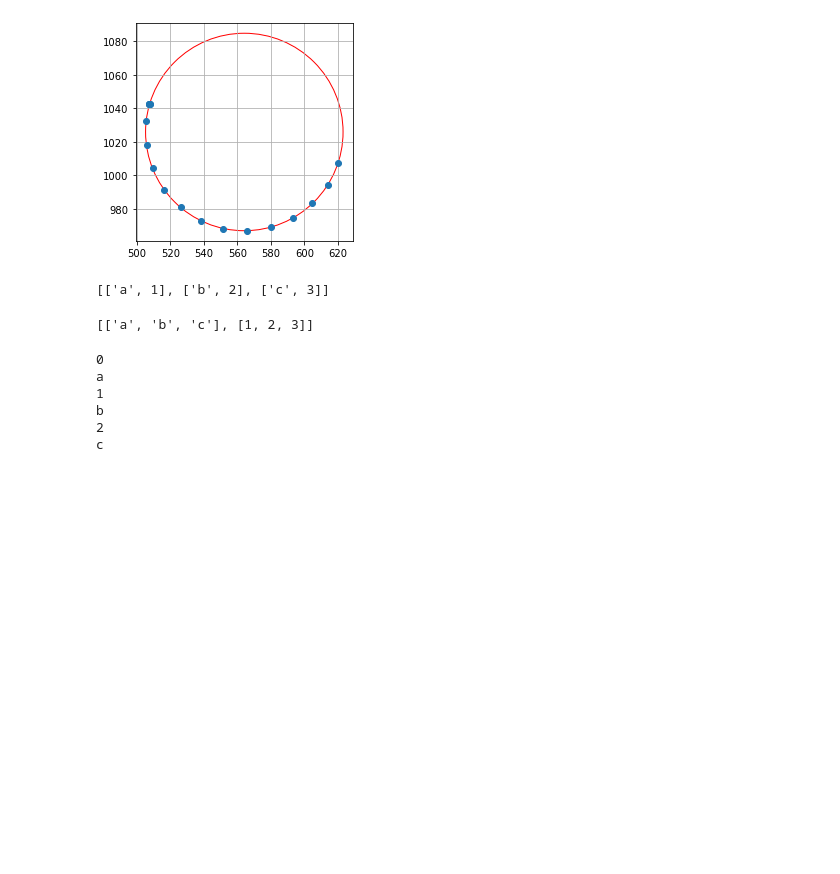
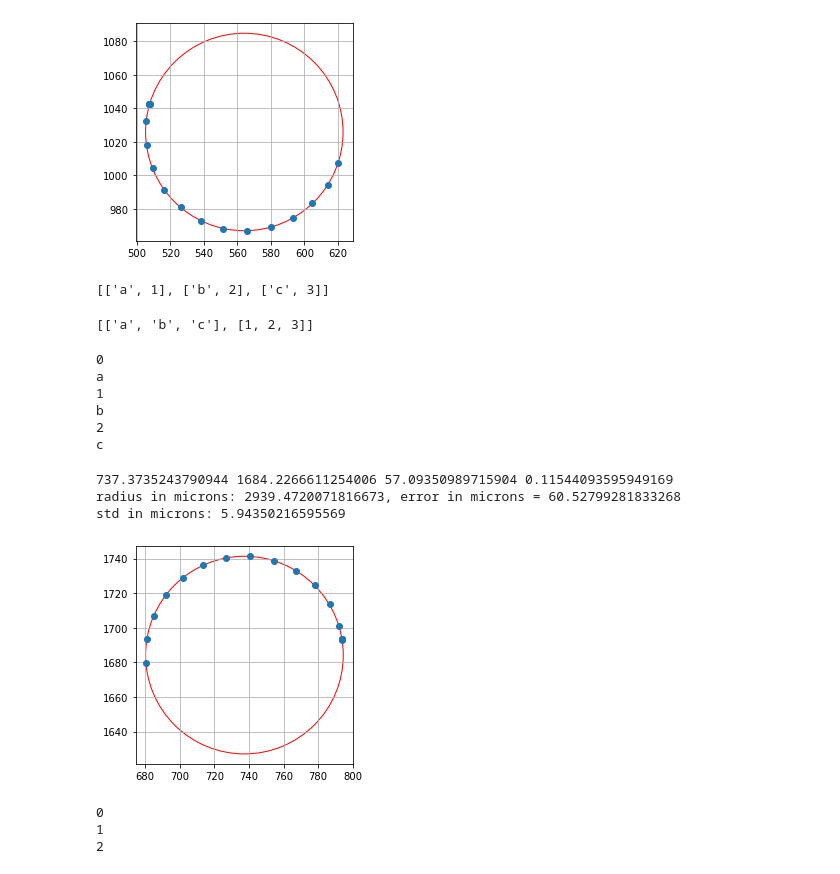
Before and after one commit to sharonrye/trim, a Jupyter notebook: sanity_check.ipynb, the cells around one changed output. Saved outputs shown, nothing was run; the diff lists cells and outputs as text; code cells hidden in the pictures; blank space fills up the shorter version.

```diff
--- a/sanity_check.ipynb
+++ b/sanity_check.ipynb
@@ -284,3 +285,46 @@ a
 b
 2
 c
+# %%
+points = [[680.2893058135672, 1679.526700795112], [680.9219548327292, 1693.400343220855], [684.911220607716, 1706.7110538504091], [692.0575366408917, 1718.708785458236], [701.8541181884025, 1728.7122883489556], [713.7243933525726, 1736.0517059154654], [726.9896139653958, 1740.3362151068989], [740.8179539810739, 1741.2589304359806], [754.5362804039105, 1738.7489551694632], [767.2892407174446, 1733.0503018239754], [778.1117762061101, 1724.447536241423], [786.52767143764, 1713.5386369103521], [792.0486940428646, 1700.772468117716], [793.6536355725191, 1693.2314221183283], [793.6530871580271, 1693.2354593387402], [793.6494428780236, 1693.2241664971273], [793.6604563305264, 1693.2399606588967]]
+
+mpp = 51.48522156855406
+points_x = []
+points_y = []
+for point in points:
+    points_x.append(point[0])
+    points_y.append(point[1])
+ax = plt.gca()
+ax.set_aspect('equal')
+plt.grid()
+plt.plot(points_x, points_y, 'o')
+
+x, y, r, s = standardLSQ(points)
+circ_approx = plt.Circle((x, y), r, color='r', fill=False)
+ax.add_patch(circ_approx)
+print(x, y, r, s)
+print(f"radius in microns: {r * mpp}, error in microns = {abs(3000 - r * mpp)}")
+
+print(f"std in microns: {s * mpp}")
+# %% [output]
+737.3735243790944 1684.2266611254006 57.09350989715904 0.11544093595949169
+radius in microns: 2939.4720071816673, error in microns = 60.52799281833268
+std in microns: 5.94350216595569
+[figure, added]
+# %%
+class Test:
+    def __init__(self):
+        self.a = 0
+        self.b = 1
+        self.c = 2
+
+    def flush(self):
+        for a, v in vars(self).items():
+            print(v)
+
+test = Test()
+test.flush()
+# %% [output]
+0
+1
+2
```
Also changed, not shown: parts of 1 cell of this notebook, 2 other files.
